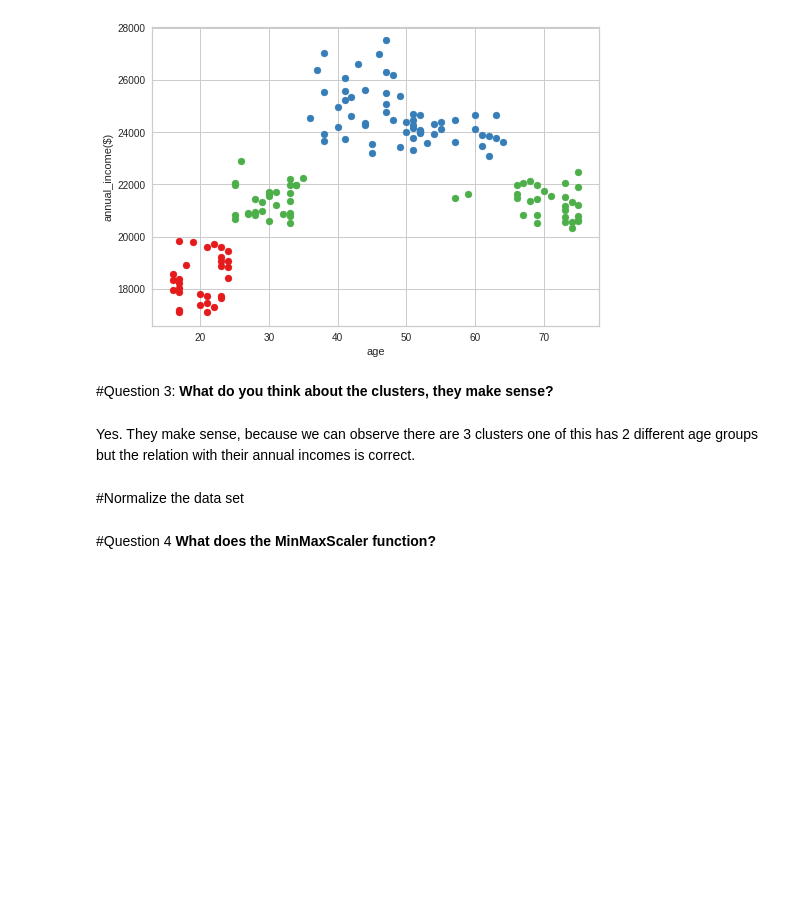
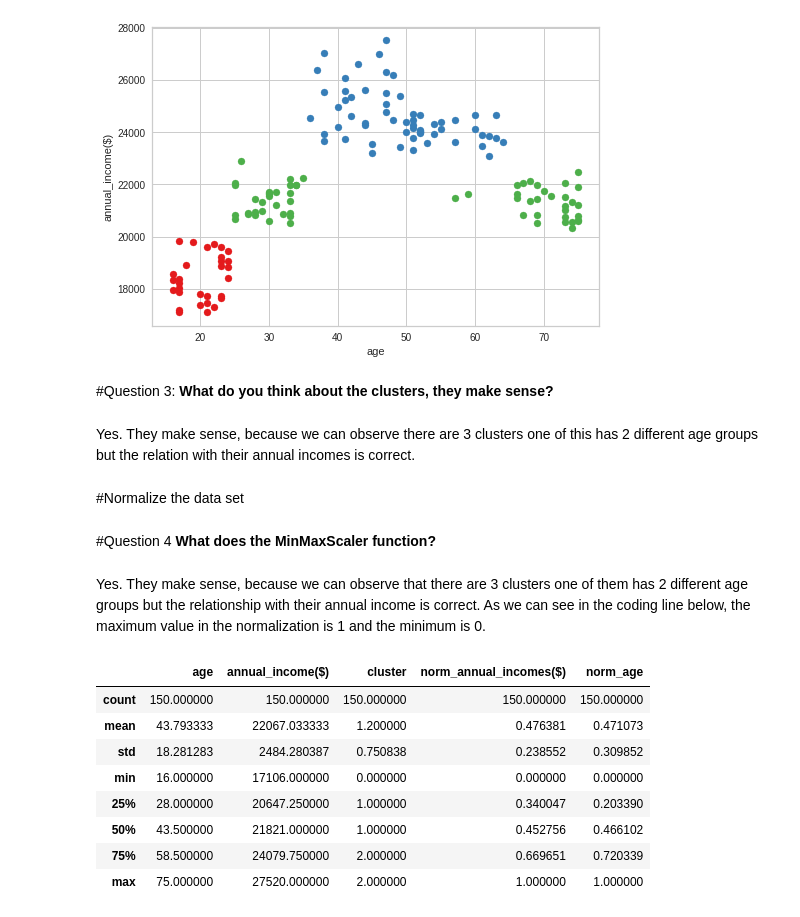
Before and after one commit to Valerylu97/Machine_Learning, a Jupyter notebook: Machine_Learning_Laboratory.ipynb, the cells around one changed output. Saved outputs shown, nothing was run; the diff lists cells and outputs as text; code cells hidden in the pictures; blank space fills up the shorter version.

```diff
--- a/Machine_Learning_Laboratory.ipynb
+++ b/Machine_Learning_Laboratory.ipynb
@@ -184,3 +184,17 @@ df['norm_age'] = scaler.transform(df[['age']])
 # %% [markdown]
 #Question 4
 **What does the MinMaxScaler function?**
+# %% [markdown]
+Yes. They make sense, because we can observe that there are 3 clusters one of them has 2 different age groups but the relationship with their annual income is correct. As we can see in the coding line below, the maximum value in the normalization is 1 and the minimum is 0.
+# %%
+df.describe()
+# %% [output]
+|  | age | annual_income($) | cluster | norm_annual_incomes($) | norm_age |
+| count | 150.000000 | 150.000000 | 150.000000 | 150.000000 | 150.000000 |
+| mean | 43.793333 | 22067.033333 | 1.200000 | 0.476381 | 0.471073 |
+| std | 18.281283 | 2484.280387 | 0.750838 | 0.238552 | 0.309852 |
+| min | 16.000000 | 17106.000000 | 0.000000 | 0.000000 | 0.000000 |
+| 25% | 28.000000 | 20647.250000 | 1.000000 | 0.340047 | 0.203390 |
+| 50% | 43.500000 | 21821.000000 | 1.000000 | 0.452756 | 0.466102 |
+| 75% | 58.500000 | 24079.750000 | 2.000000 | 0.669651 | 0.720339 |
+| max | 75.000000 | 27520.000000 | 2.000000 | 1.000000 | 1.000000 |
```
Also changed, not shown: parts of 12 cells of this notebook.
